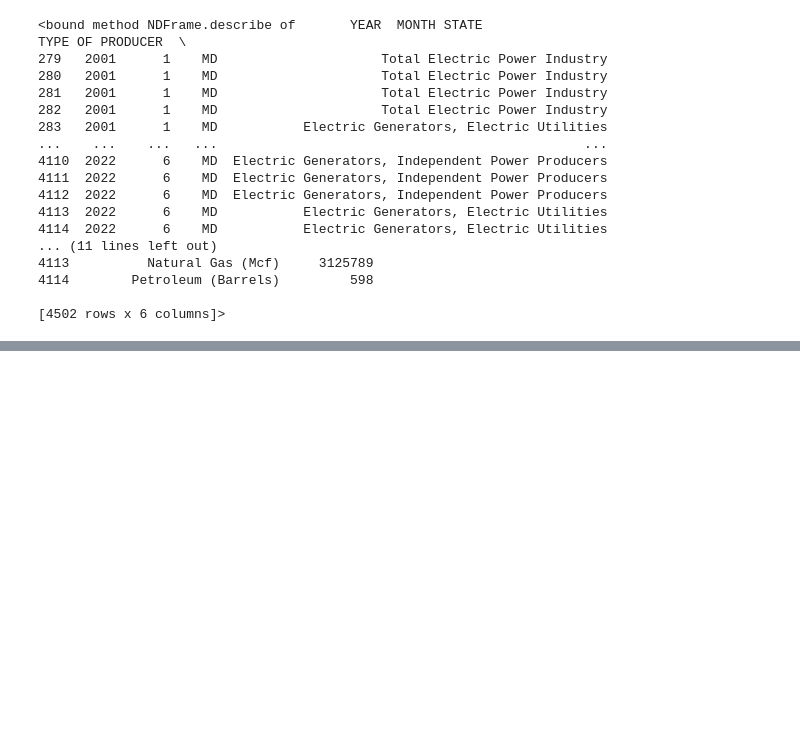
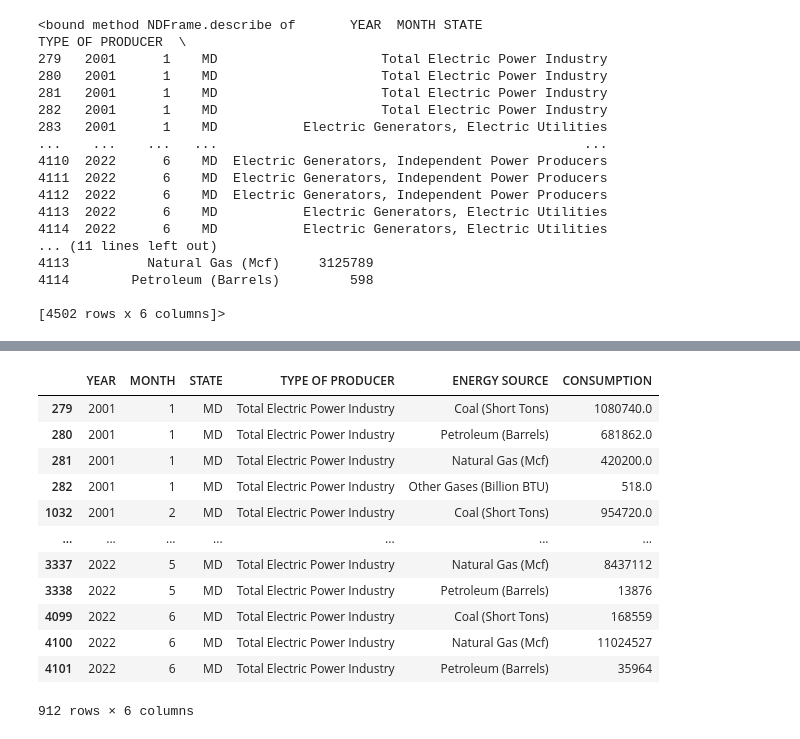
Before and after one commit to NazarMohl/Practice, a Jupyter notebook: EDA.ipynb, the cells around one changed output, grey strips where cells are left out. Saved outputs shown, nothing was run; the diff lists cells and outputs as text; code cells hidden in the pictures; blank space fills up the shorter version.

```diff
--- a/EDA.ipynb
+++ b/EDA.ipynb
@@ -100,11 +100,13 @@ df_dict[sheet].loc[df_dict[sheet]["STATE"] == "MD"]
 1129 rows × 6 columns
 # %%
 df_md = pd.DataFrame()
-df_md
+
 for sheet in df_sheetnames:
     if sheet[0:2] == '20':
         print("Processing worksheet: ", sheet)
-        df_md = df_md.append(df_dict[sheet].loc[df_dict[sheet]["STATE"] == "MD"])
+#         df_md = df_md.append(df_dict[sheet].loc[df_dict[sheet]["STATE"] == "MD"])  # .append method is deprecated
+        df_sheet = df_dict[sheet].loc[df_dict[sheet]["STATE"] == "MD"]
+        df_md = pd.concat([df_md, df_sheet])
 # %% [output]
 Processing worksheet:  2001-2006_FINAL
 Processing worksheet:  2007-2011_FINAL
@@ -188,0 +201,18 @@ df_md.to_csv('consumption_monthly_md_221001.csv')
+# %%
+df_total_producer_md = df_md.loc[df_md['TYPE OF PRODUCER'] == 'Total Electric Power Industry']
+# %%
+df_total_producer_md
+# %% [output]
+|  | YEAR | MONTH | STATE | TYPE OF PRODUCER | ENERGY SOURCE | CONSUMPTION |
+| 279 | 2001 | 1 | MD | Total Electric Power Industry | Coal (Short Tons) | 1080740.0 |
+| 280 | 2001 | 1 | MD | Total Electric Power Industry | Petroleum (Barrels) | 681862.0 |
+| 281 | 2001 | 1 | MD | Total Electric Power Industry | Natural Gas (Mcf) | 420200.0 |
+| 282 | 2001 | 1 | MD | Total Electric Power Industry | Other Gases (Billion BTU) | 518.0 |
+| 1032 | 2001 | 2 | MD | Total Electric Power Industry | Coal (Short Tons) | 954720.0 |
+| ... | ... | ... | ... | ... | ... | ... |
+| 3337 | 2022 | 5 | MD | Total Electric Power Industry | Natural Gas (Mcf) | 8437112 |
+| 3338 | 2022 | 5 | MD | Total Electric Power Industry | Petroleum (Barrels) | 13876 |
+| 4099 | 2022 | 6 | MD | Total Electric Power Industry | Coal (Short Tons) | 168559 |
+| 4100 | 2022 | 6 | MD | Total Electric Power Industry | Natural Gas (Mcf) | 11024527 |
+| 4101 | 2022 | 6 | MD | Total Electric Power Industry | Petroleum (Barrels) | 35964 |
+912 rows × 6 columns
```
Also changed, not shown: parts of 8 cells of this notebook.
